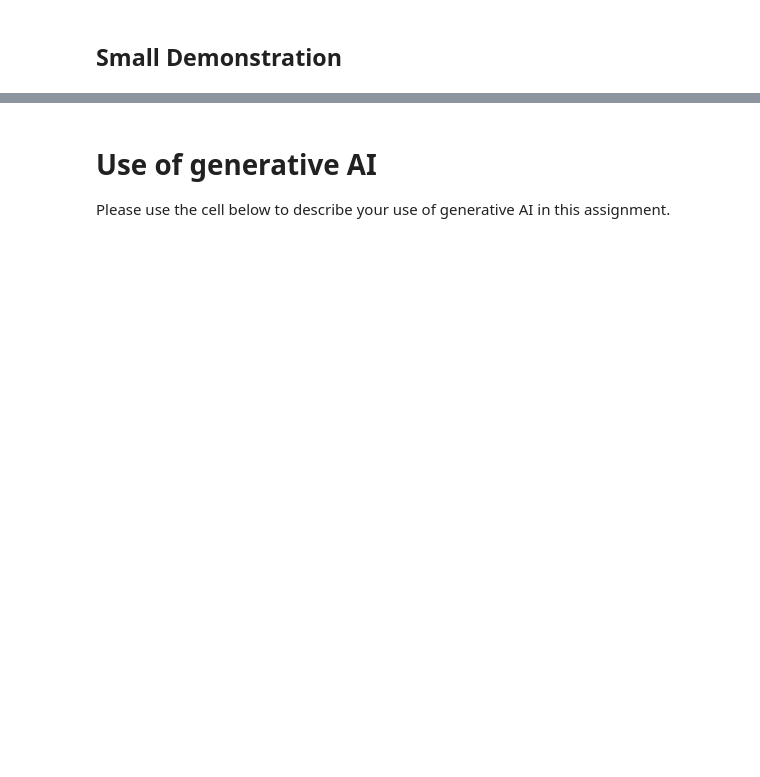
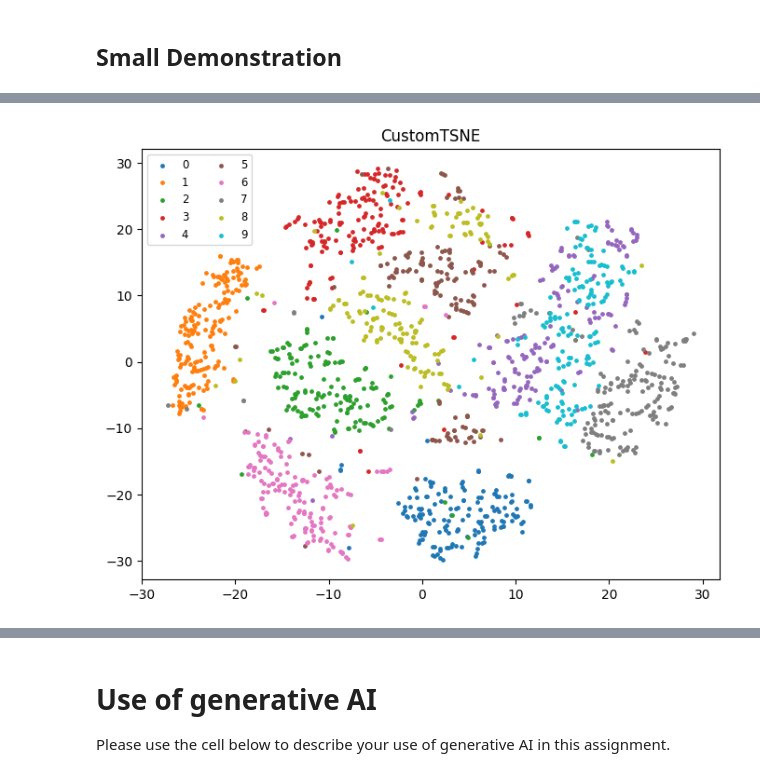
Before and after one commit to saraspagno/t-SNE, a Jupyter notebook: solution.ipynb, the cells around one changed output, grey strips where cells are left out. Saved outputs shown, nothing was run; the diff lists cells and outputs as text; code cells hidden in the pictures; blank space fills up the shorter version.

```diff
--- a/solution.ipynb
+++ b/solution.ipynb
@@ -837,21 +926,83 @@ Describe the difference between your implementation and the sklearn implementati
 # %%
-# Run your custom t-SNE implementation
-custom_tsne = CustomTSNE(n_components=2, perplexity=N/10)
-custom_Y = custom_tsne.fit_transform(X_train)
+# --- Parameters ---
+n_samples = X_train.shape[0]
+perplexity = 30
+learning_rate = 200
+n_iter = 1000
+random_state = 42
+k = 12
 
-# Run sklearn t-SNE
-sk_tsne = TSNE(n_components=2, init='random', perplexity=N/10)
-sk_Y = sk_tsne.fit_transform(X_train)
+# --- Use already preprocessed PCA data ---
+Xp = X_train
+ys = label_train
+tsne_my = CustomTSNE(perplexity=perplexity, learning_rate=learning_rate, n_iter=n_iter)
 
-# Visualization of the result
-plt.figure()
-plt.scatter(custom_Y[:, 0], custom_Y[:, 1], s=5, c=label_train.astype(int), cmap='tab10')
-plt.scatter(custom_Y[:, 0], custom_Y[:, 1], s=5, c=label_train.astype(int), cmap='tab10')
-plt.colorbar()
-plt.title('MNIST Data Embedded into 2D with Custom t-SNE')
+# --- Run custom TSNE ---
+t0 = time.perf_counter()
+Y_my = tsne_my.fit_transform(Xp)
+t1 = time.perf_counter()
+time_my = t1 - t0
 
-plt.figure()
-plt.scatter(sk_Y[:, 0], sk_Y[:, 1], s=5, c=label_train.astype(int), cmap='tab10')
-plt.colorbar()
-plt.title('MNIST Data Embedded into 2D with sklearn t-SNE')
-plt.show()
+# --- Run sklearn TSNE ---
+t0 = time.perf_counter()
+ts = SklearnTSNE(
+    n_components=2,
+    perplexity=perplexity,
+    learning_rate=learning_rate,
+    max_iter=n_iter,
+    init='pca',
+    random_state=random_state,
+    method='barnes_hut'
+)
+Y_sk = ts.fit_transform(Xp)
+t1 = time.perf_counter()
+time_sk = t1 - t0
+
+# --- Metrics functions ---
+def trustworthiness(X_high, X_low, k=12):
+    n = X_high.shape[0]
+    D_high = pairwise_distances(X_high)
+    D_low = pairwise_distances(X_low)
+    inds_high = np.argsort(D_high, axis=1)[:,1:k+1]
+    inds_low = np.argsort(D_low, axis=1)[:,1:k+1]
+    score = 0.0
+    for i in range(n):
+        set_high = set(inds_high[i])
+        set_low = set(inds_low[i])
+        for u in set_low - set_high:
+            rank_high = np.where(np.argsort(D_high[i])==u)[0][0]
+            score += (rank_high - k)
+    denom = n * k * (2*n - 3*k -1)
+    T = 1 - (2.0 * score) / denom
+    return T
+
+def knn_preservation(X_high, X_low, k=12):
+    nn_h = NearestNeighbors(n_neighbors=k+1).fit(X_high)
+    nn_l = NearestNeighbors(n_neighbors=k+1).fit(X_low)
+    Nh = nn_h.kneighbors(return_distance=False)[:,1:]
+    Nl = nn_l.kneighbors(return_distance=False)[:,1:]
+    pres = np.mean([len(set(Nh[i]).intersection(set(Nl[i]))) / k for i in range(X_high.shape[0])])
+    return pres
+
+T_my = trustworthiness(Xp, Y_my, k=k)
+T_sk = trustworthiness(Xp, Y_sk, k=k)
+P_my = knn_preservation(Xp, Y_my, k=k)
+P_sk = knn_preservation(Xp, Y_sk, k=k)
+
+results = {
+  "time_my": time_my, "time_sk": time_sk,
+  "trust_my": T_my, "trust_sk": T_sk,
+  "knn_my": P_my, "knn_sk": P_sk
+}
+print(results)
+
+# --- Visualization ---
+for Y, title in [(Y_my, "CustomTSNE"), (Y_sk, "sklearn TSNE")]:
+    plt.figure(figsize=(8,6))
+    for lbl in np.unique(ys):
+        m = ys == lbl
+        plt.scatter(Y[m,0], Y[m,1], s=6, label=str(lbl))
+    plt.title(title)
+    plt.legend(ncol=2, fontsize='small')
+    plt.show()
+# %% [output]
@@ -857,0 +1013 @@ plt.show()
+[figure, added]
```
Also changed, not shown: parts of 10 cells of this notebook.
